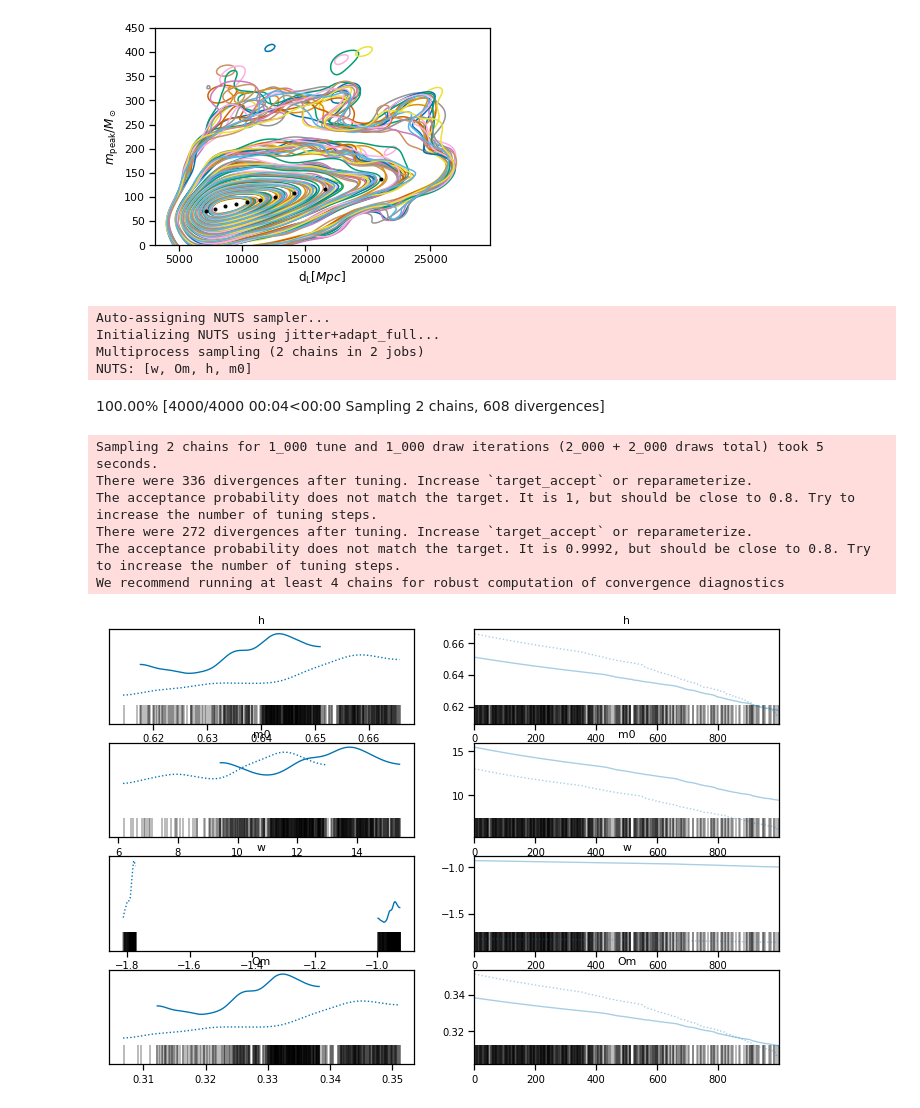
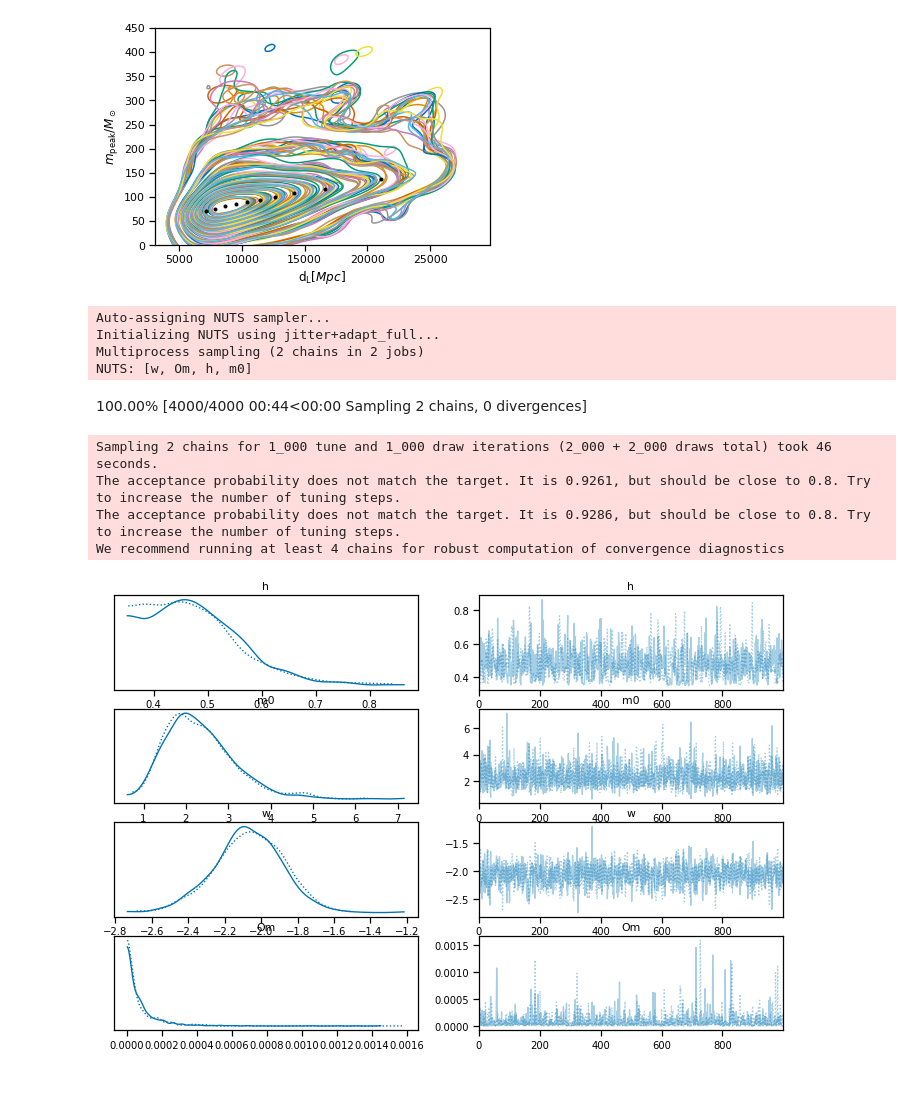
Before and after one commit to farr/FastMFCosmology, a Jupyter notebook: Work-with-true.ipynb, the cells around one changed output. Drawn from its saved outputs; the diff is of its cells as text; code cells hidden in the pictures.

Commit message:
scaled MCMC sigma by 0.25*mu

```diff
--- a/Work-with-true.ipynb
+++ b/Work-with-true.ipynb
@@ -89,8 +89,8 @@ def dCs(zs, Om, w):
 def dLs(zs, dCs):
     return dCs*(1+zs)
 
-def make_model(ms_obs, sigma_ms_obs, dls, zmax=100):
-    zinterp = expm1(linspace(log(1), log(1+zmax), 1024))
+def make_model(ms_obs, sigma_ms_obs, dls, zmin=0, zmax=100):
+    zinterp = expm1(linspace(log(1+zmin), log(1+zmax), 1024))
 
     with pm.Model() as model:
         w = pm.Normal('w', mu=-1, sigma=0.25)
@@ -326,21 +326,19 @@ plt.ylim(0, 450)
 # %%
 mu_m = np.mean(mpeak_samples, axis=0)
 sigma_m = np.std(mpeak_samples, axis=0)
 
-with make_model(ms_obs=mu_m, sigma_ms_obs=sigma_m, dls=dL_cent, zmax=10) as model:
+with make_model(ms_obs=mu_m, sigma_ms_obs=sigma_m+0.25*mu_m, dls=dL_cent, zmin=1, zmax=3) as model:
     trace = pm.sample(init='jitter+adapt_full')
     az.plot_trace(trace, var_names=['h', 'm0', 'w', 'Om'])
     trace.posterior['m_peak'] = trace.posterior.m0*(1+trace.posterior.zs) # Create another variable in the trace
 # %% [output]
 Auto-assigning NUTS sampler...
 Initializing NUTS using jitter+adapt_full...
 Multiprocess sampling (2 chains in 2 jobs)
 NUTS: [w, Om, h, m0]
-100.00% [4000/4000 00:04<00:00 Sampling 2 chains, 608 divergences]
+100.00% [4000/4000 00:44<00:00 Sampling 2 chains, 0 divergences]
-Sampling 2 chains for 1_000 tune and 1_000 draw iterations (2_000 + 2_000 draws total) took 5 seconds.
-There were 336 divergences after tuning. Increase `target_accept` or reparameterize.
-The acceptance probability does not match the target. It is 1, but should be close to 0.8. Try to increase the number of tuning steps.
-There were 272 divergences after tuning. Increase `target_accept` or reparameterize.
-The acceptance probability does not match the target. It is 0.9992, but should be close to 0.8. Try to increase the number of tuning steps.
+Sampling 2 chains for 1_000 tune and 1_000 draw iterations (2_000 + 2_000 draws total) took 46 seconds.
+The acceptance probability does not match the target. It is 0.9261, but should be close to 0.8. Try to increase the number of tuning steps.
+The acceptance probability does not match the target. It is 0.9286, but should be close to 0.8. Try to increase the number of tuning steps.
 We recommend running at least 4 chains for robust computation of convergence diagnostics
-[figure, old version]
+[figure, new version]
```
